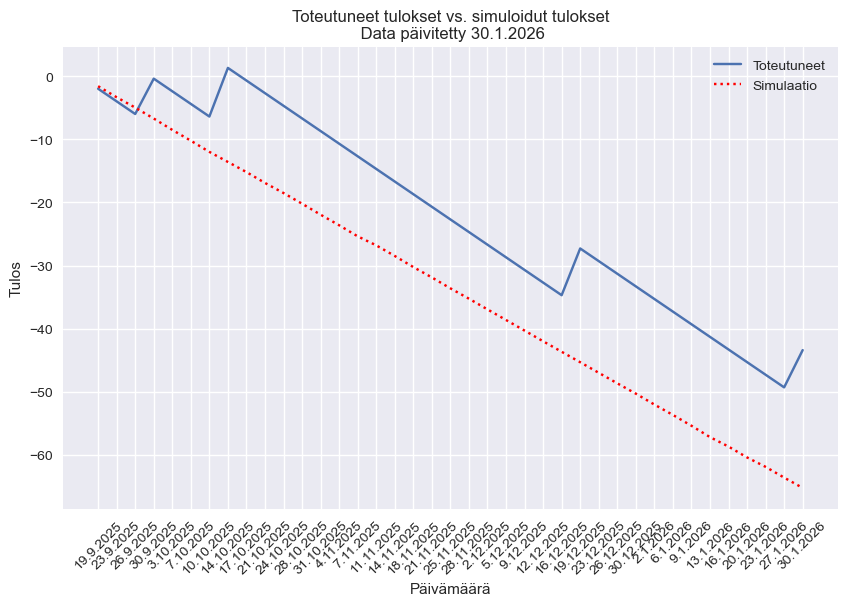
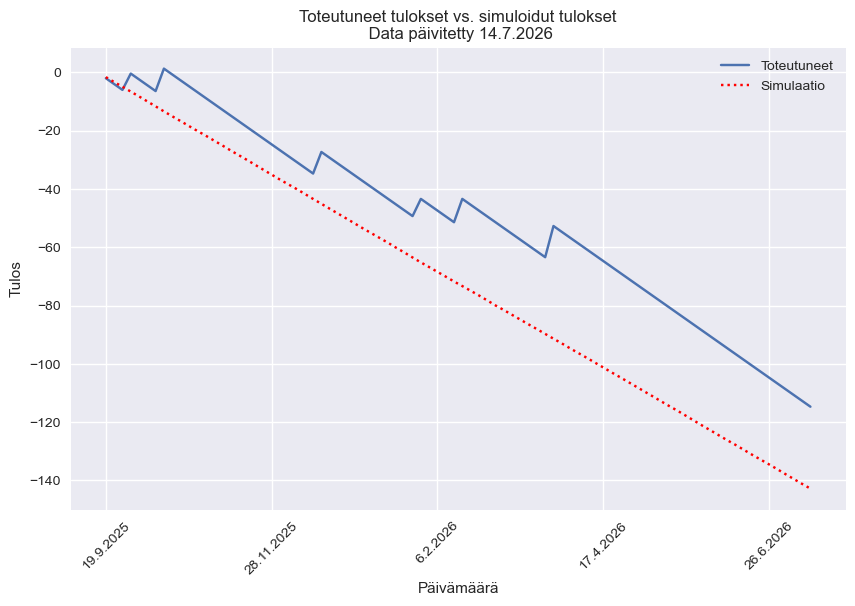
Code edit (unified diff) that turned the first committed figure into the second:
--- before
+++ after
@@ -14,5 +14,5 @@
 plt.title(f"Toteutuneet tulokset vs. simuloidut tulokset\n Data päivitetty {euro_csv['Date'].iloc[-1]}")
 plt.legend(["Toteutuneet", "Simulaatio"])
-plt.xticks(rotation=45)
+plt.xticks(rotation=45, ticks = range(0, len(euro_csv), 20))
 plt.ylabel("Tulos")
 plt.xlabel("Päivämäärä")

Commit: Updated data